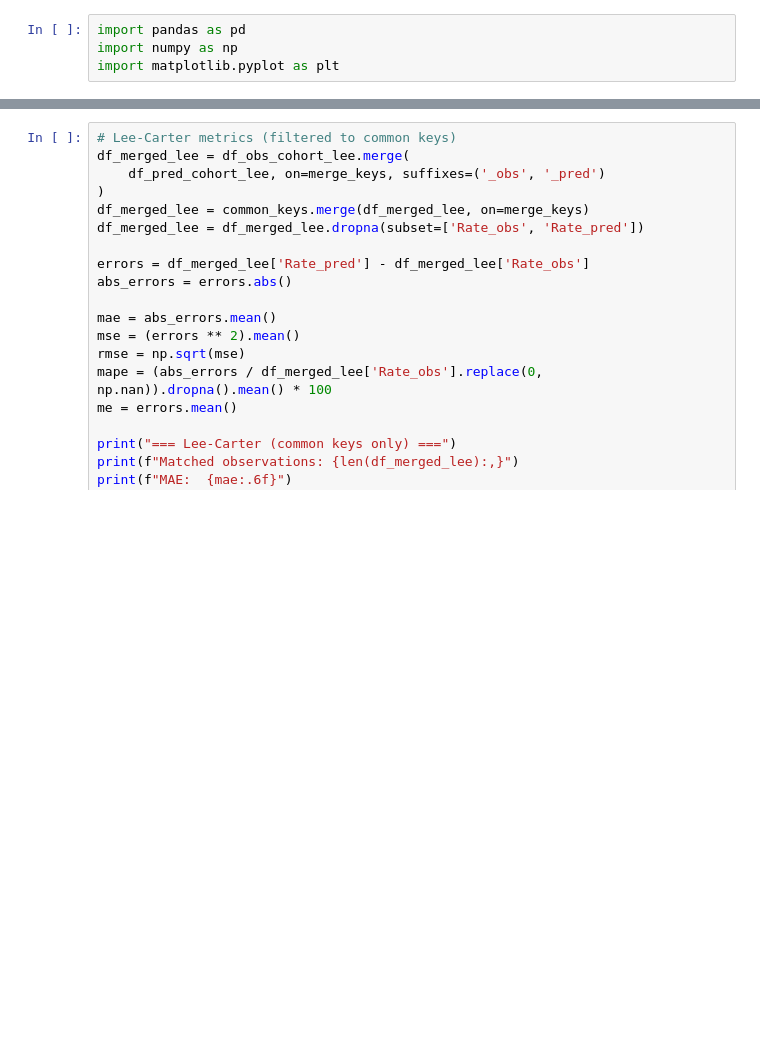
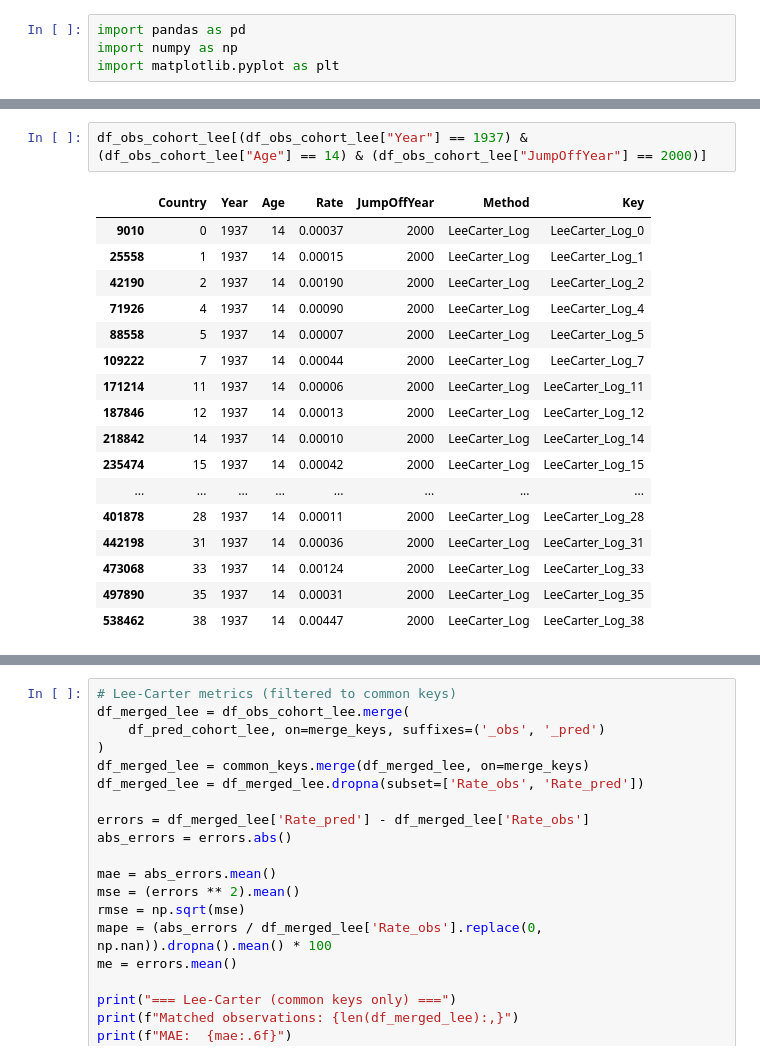
Before and after one commit to paigenpark/deep-fert, a Jupyter notebook: code/evaluation/eval_figures_cohort.ipynb, the cells around one changed output, grey strips where cells are left out. Drawn from its saved outputs; the diff is of its cells as text; blank space fills up the shorter version.

```diff
--- a/code/evaluation/eval_figures_cohort.ipynb
+++ b/code/evaluation/eval_figures_cohort.ipynb
@@ -17 +17,21 @@ print(df_pred_cohort_lee.shape)
 (476280, 7)
+# %%
+df_obs_cohort_lee[(df_obs_cohort_lee["Year"] == 1937) & (df_obs_cohort_lee["Age"] == 14) & (df_obs_cohort_lee["JumpOffYear"] == 2000)]
+# %% [output]
+|  | Country | Year | Age | Rate | JumpOffYear | Method | Key |
+| 9010 | 0 | 1937 | 14 | 0.00037 | 2000 | LeeCarter_Log | LeeCarter_Log_0 |
+| 25558 | 1 | 1937 | 14 | 0.00015 | 2000 | LeeCarter_Log | LeeCarter_Log_1 |
+| 42190 | 2 | 1937 | 14 | 0.00190 | 2000 | LeeCarter_Log | LeeCarter_Log_2 |
+| 71926 | 4 | 1937 | 14 | 0.00090 | 2000 | LeeCarter_Log | LeeCarter_Log_4 |
+| 88558 | 5 | 1937 | 14 | 0.00007 | 2000 | LeeCarter_Log | LeeCarter_Log_5 |
+| 109222 | 7 | 1937 | 14 | 0.00044 | 2000 | LeeCarter_Log | LeeCarter_Log_7 |
+| 171214 | 11 | 1937 | 14 | 0.00006 | 2000 | LeeCarter_Log | LeeCarter_Log_11 |
+| 187846 | 12 | 1937 | 14 | 0.00013 | 2000 | LeeCarter_Log | LeeCarter_Log_12 |
+| 218842 | 14 | 1937 | 14 | 0.00010 | 2000 | LeeCarter_Log | LeeCarter_Log_14 |
+| 235474 | 15 | 1937 | 14 | 0.00042 | 2000 | LeeCarter_Log | LeeCarter_Log_15 |
+| ... | ... | ... | ... | ... | ... | ... | ... |
+| 401878 | 28 | 1937 | 14 | 0.00011 | 2000 | LeeCarter_Log | LeeCarter_Log_28 |
+| 442198 | 31 | 1937 | 14 | 0.00036 | 2000 | LeeCarter_Log | LeeCarter_Log_31 |
+| 473068 | 33 | 1937 | 14 | 0.00124 | 2000 | LeeCarter_Log | LeeCarter_Log_33 |
+| 497890 | 35 | 1937 | 14 | 0.00031 | 2000 | LeeCarter_Log | LeeCarter_Log_35 |
+| 538462 | 38 | 1937 | 14 | 0.00447 | 2000 | LeeCarter_Log | LeeCarter_Log_38 |
```
Also changed, not shown: parts of 14 cells of this notebook, 4 other files.
